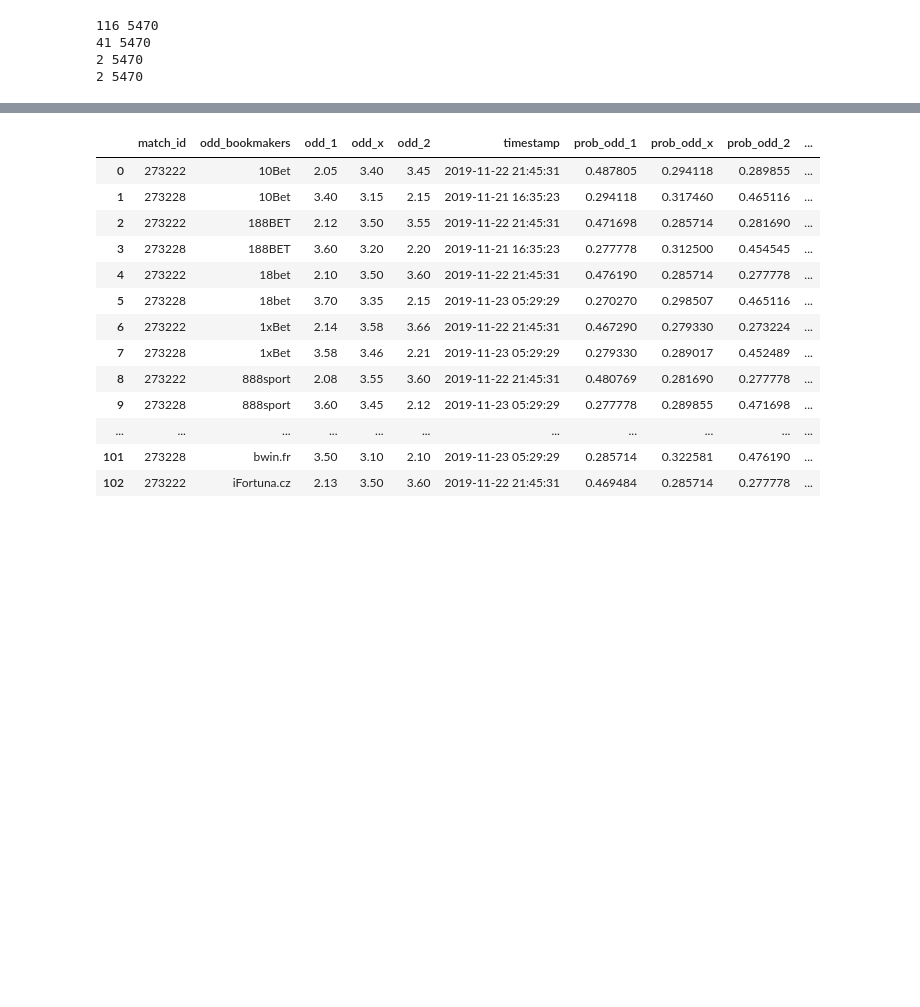
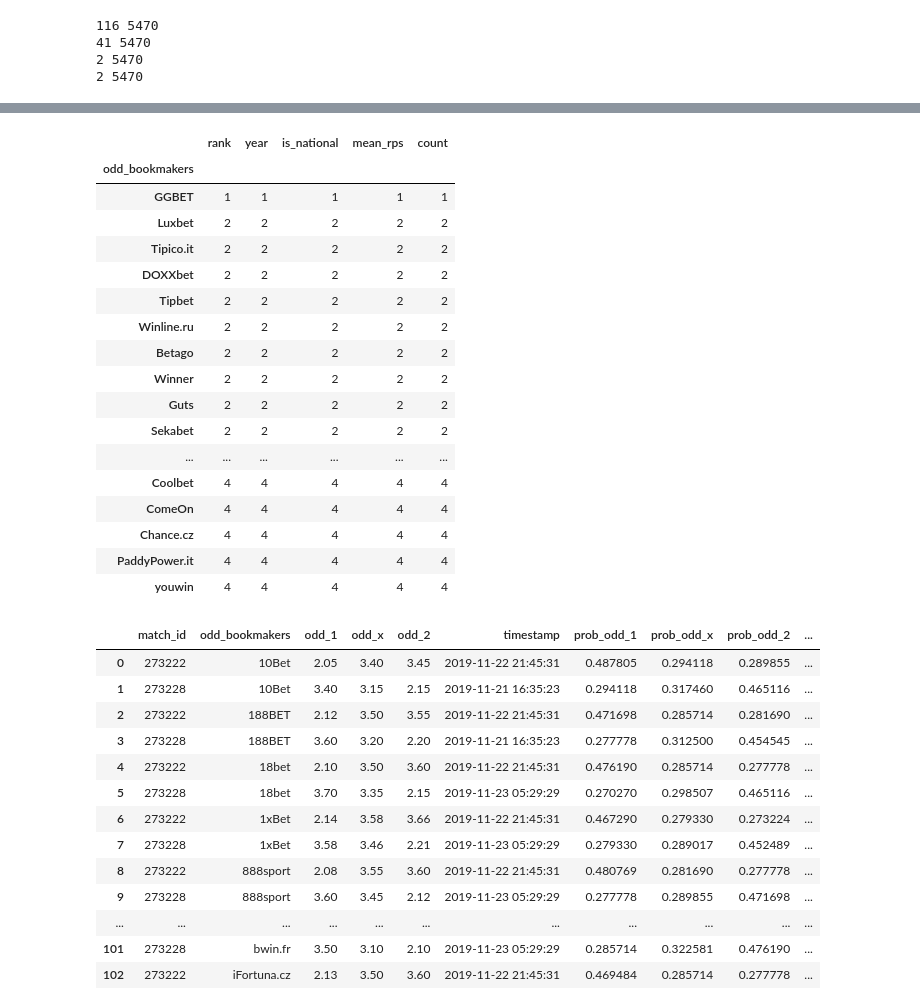
Before and after one commit to sarikayamerts/ie582fall19, a Jupyter notebook: baseline_deneme.ipynb, the cells around one changed output, grey strips where cells are left out. Cells and saved outputs as stored; diff of their text form; code cells hidden in the pictures; blank space fills up the shorter version.

```diff
--- a/baseline_deneme.ipynb
+++ b/baseline_deneme.ipynb
@@ -116,3 +161,24 @@ bookmaker_list.head(10)
+# %%
+bookmaker_list.groupby().count().sort_values('rank')
+# %% [output]
+|  | rank | year | is_national | mean_rps | count |
+| odd_bookmakers |  |  |  |  |  |
+| GGBET | 1 | 1 | 1 | 1 | 1 |
+| Luxbet | 2 | 2 | 2 | 2 | 2 |
+| Tipico.it | 2 | 2 | 2 | 2 | 2 |
+| DOXXbet | 2 | 2 | 2 | 2 | 2 |
+| Tipbet | 2 | 2 | 2 | 2 | 2 |
+| Winline.ru | 2 | 2 | 2 | 2 | 2 |
+| Betago | 2 | 2 | 2 | 2 | 2 |
+| Winner | 2 | 2 | 2 | 2 | 2 |
+| Guts | 2 | 2 | 2 | 2 | 2 |
+| Sekabet | 2 | 2 | 2 | 2 | 2 |
+| ... | ... | ... | ... | ... | ... |
+| Coolbet | 4 | 4 | 4 | 4 | 4 |
+| ComeOn | 4 | 4 | 4 | 4 | 4 |
+| Chance.cz | 4 | 4 | 4 | 4 | 4 |
+| PaddyPower.it | 4 | 4 | 4 | 4 | 4 |
+| youwin | 4 | 4 | 4 | 4 | 4 |
 # %%
 final_bets_test = final_bets_test.merge(bookmaker_list[['rank', 'odd_bookmakers']], on='odd_bookmakers')
 # %%
```
Also changed, not shown: parts of 8 cells of this notebook.
